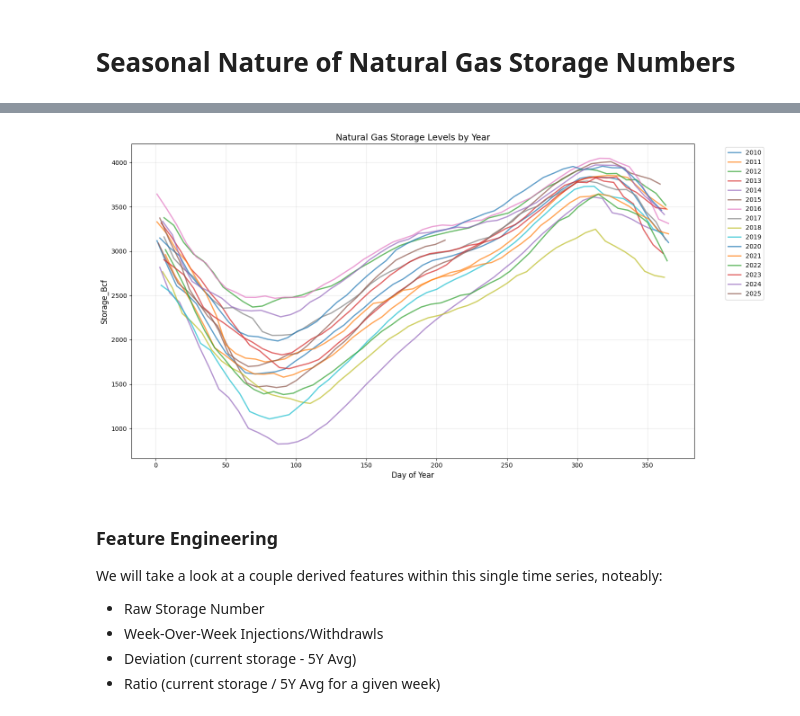
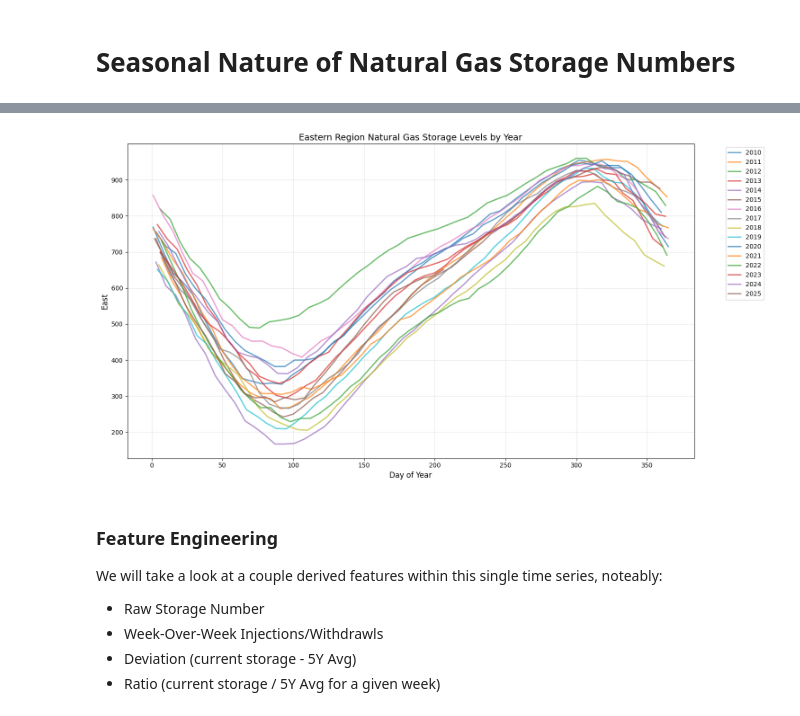
Before and after one commit to JCalago02/Nat-Gas-Model, a Jupyter notebook: notebooks/storage_features.ipynb, the cells around one changed output, grey strips where cells are left out. Drawn from its saved outputs; the diff is of its cells as text; code cells hidden in the pictures.

```diff
--- a/notebooks/storage_features.ipynb
+++ b/notebooks/storage_features.ipynb
@@ -17,8 +17,8 @@ from utils.plots import EDAPlots
 # Seasonal Nature of Natural Gas Storage Numbers
 # %%
 
-columns_to_load = ['Week ending', 'Total Lower 48']
-df = pd.read_excel("../data/storage.xls", header=6, usecols=columns_to_load).rename(columns={'Total Lower 48' : 'Storage_Bcf'})
+columns_to_load = ['Week ending', 'East Region']
+df = pd.read_excel("../data/storage.xls", header=6, usecols=columns_to_load).rename(columns={'Total Lower 48' : 'Storage_Bcf', 'East Region' : 'East'})
 df.dtypes
 # %% [output]
 Week ending    datetime64[ns]
@@ -27,10 +43,10 @@ dtype: object
 # %%
 
 df['Year'] = df['Week ending'].dt.year
 df['DayOfYear'] = df['Week ending'].dt.dayofyear
-EDAPlots.generate_year_plot(df, 'Storage_Bcf', 'Natural Gas Storage Levels by Year')
+EDAPlots.generate_year_plot(df, 'East', 'Eastern Region Natural Gas Storage Levels by Year')
 # %% [output]
-[figure, old version]
+[figure, new version]
 # %% [markdown]
 ### Feature Engineering
 
```
Also changed, not shown: parts of 2 cells of this notebook, 2 other files.
